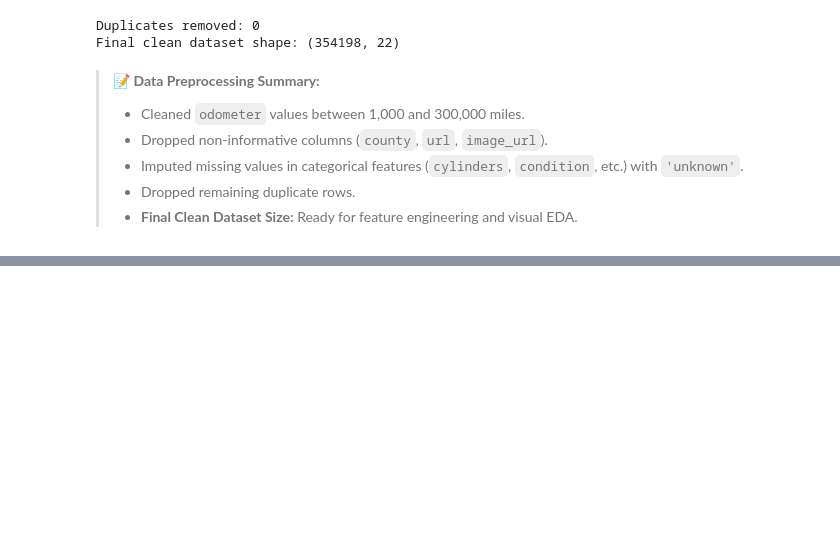
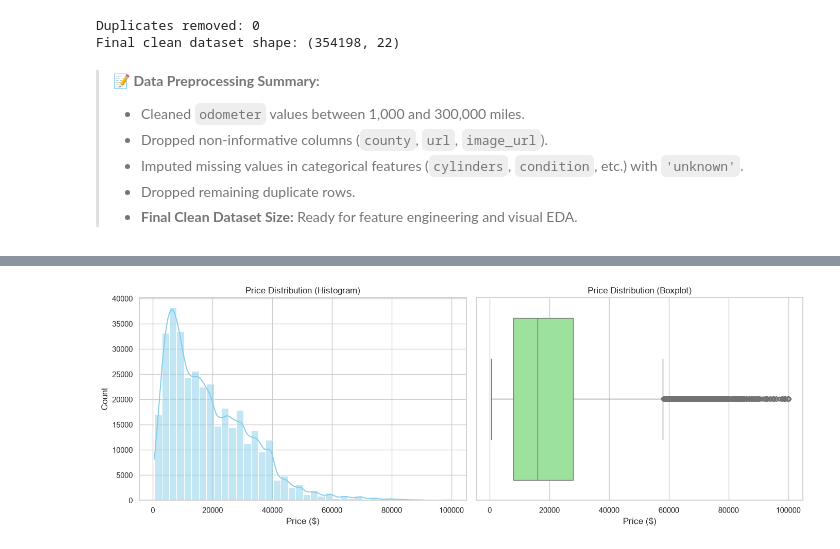
Before and after one commit to harybagus/used-car-market-analysis, a Jupyter notebook: used_car_market_analysis.ipynb, the cells around one changed output, grey strips where cells are left out. Drawn from its saved outputs; the diff is of its cells as text; code cells hidden in the pictures; blank space fills up the shorter version.

Commit message:
feat: add univariate analysis with price distribution and vehicle type visualisations

```diff
--- a/used_car_market_analysis.ipynb
+++ b/used_car_market_analysis.ipynb
@@ -244,0 +248,25 @@ Final clean dataset shape: (354198, 22)
+# %%
+import matplotlib.pyplot as plt
+import seaborn as sns
+
+# Set visualization background style
+sns.set_theme(style="whitegrid")
+plt.rcParams['figure.figsize'] = (12, 5)
+
+# Plotting price distribution (histogram & boxplot)
+fig, axes = plt.subplots(1, 2, figsize=(14, 5))
+
+# Subplot 1: histogram
+sns.histplot(df_clean['price'], bins=40, kde=True, ax=axes[0], color='skyblue')
+axes[0].set_title('Price Distribution (Histogram)')
+axes[0].set_xlabel('Price ($)')
+
+# Subplot 2: boxplot
+sns.boxplot(x=df_clean['price'], ax=axes[1], color='lightgreen')
+axes[1].set_title('Price Distribution (Boxplot)')
+axes[1].set_xlabel('Price ($)')
+
+plt.tight_layout()
+plt.show()
+# %% [output]
+[figure, added]
```
Also changed, not shown: parts of 2 cells of this notebook.
